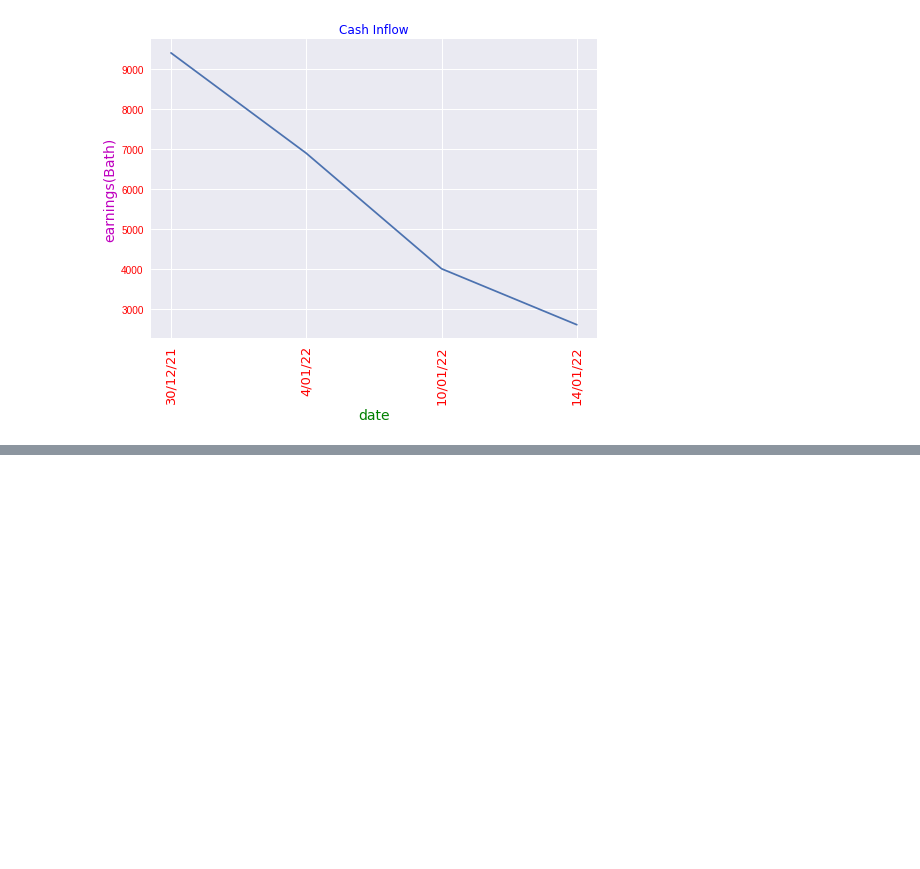
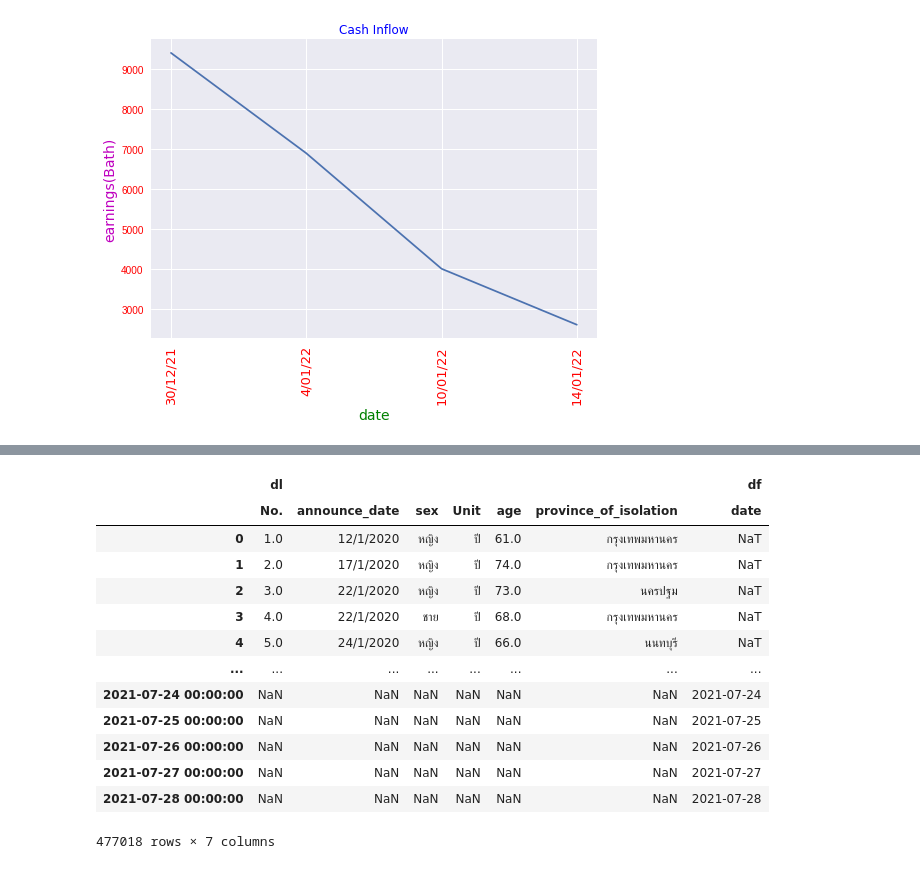
Before and after one commit to team0243/multivariate-1, a Jupyter notebook: Cash_Inflow.ipynb, the cells around one changed output, grey strips where cells are left out. Cells and saved outputs as stored; diff of their text form; code cells hidden in the pictures; blank space fills up the shorter version.

```diff
--- a/Cash_Inflow.ipynb
+++ b/Cash_Inflow.ipynb
@@ -33,0 +155,3 @@ findfont: Font family ['tahoma'] not found. Falling back to DejaVu Sans.
+# %%
+dt = data_cases[['No.','announce_date','sex','Unit','age','province_of_isolation']]
+dt
@@ -33,0 +172,3 @@ findfont: Font family ['tahoma'] not found. Falling back to DejaVu Sans.
+# %%
+dl = dt.dropna()
+dl
@@ -33,0 +189,19 @@ findfont: Font family ['tahoma'] not found. Falling back to DejaVu Sans.
+# %%
+ddd = pd.concat([dl,df],axis=1, ignore_index=False,sort=False,keys=['dl','df'])
+# %%
+ddd
+# %% [output]
+|  | dl |  |  |  |  |  | df |
+|  | No. | announce_date | sex | Unit | age | province_of_isolation | date |
+| 0 | 1.0 | 12/1/2020 | หญิง | ปี | 61.0 | กรุงเทพมหานคร | NaT |
+| 1 | 2.0 | 17/1/2020 | หญิง | ปี | 74.0 | กรุงเทพมหานคร | NaT |
+| 2 | 3.0 | 22/1/2020 | หญิง | ปี | 73.0 | นครปฐม | NaT |
+| 3 | 4.0 | 22/1/2020 | ชาย | ปี | 68.0 | กรุงเทพมหานคร | NaT |
+| 4 | 5.0 | 24/1/2020 | หญิง | ปี | 66.0 | นนทบุรี | NaT |
+| ... | ... | ... | ... | ... | ... | ... | ... |
+| 2021-07-24 00:00:00 | NaN | NaN | NaN | NaN | NaN | NaN | 2021-07-24 |
+| 2021-07-25 00:00:00 | NaN | NaN | NaN | NaN | NaN | NaN | 2021-07-25 |
+| 2021-07-26 00:00:00 | NaN | NaN | NaN | NaN | NaN | NaN | 2021-07-26 |
+| 2021-07-27 00:00:00 | NaN | NaN | NaN | NaN | NaN | NaN | 2021-07-27 |
+| 2021-07-28 00:00:00 | NaN | NaN | NaN | NaN | NaN | NaN | 2021-07-28 |
+477018 rows × 7 columns
```
Also changed, not shown: parts of 19 cells of this notebook.
